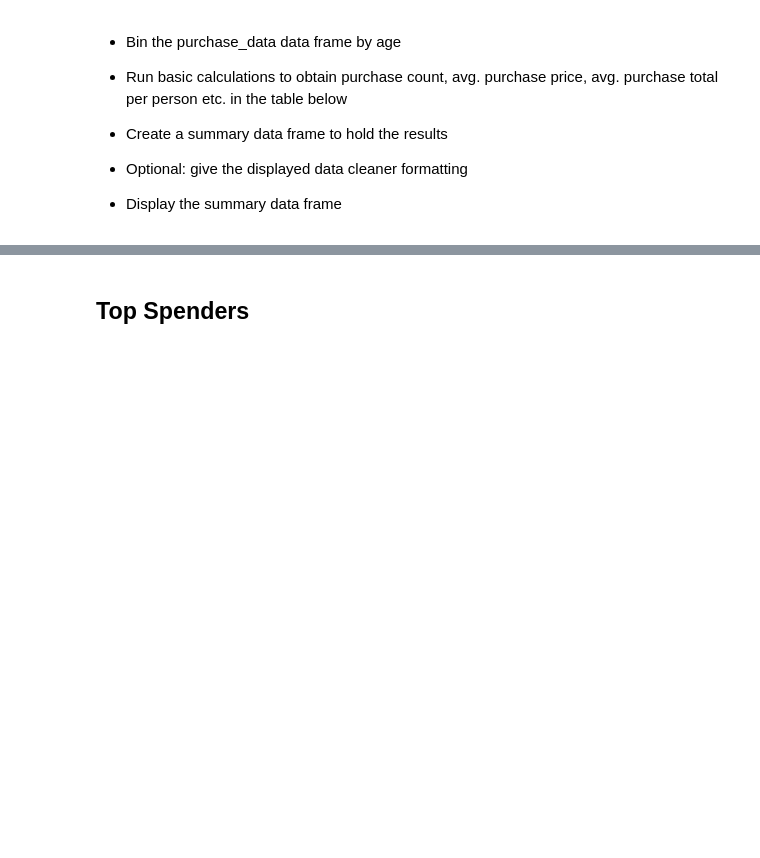
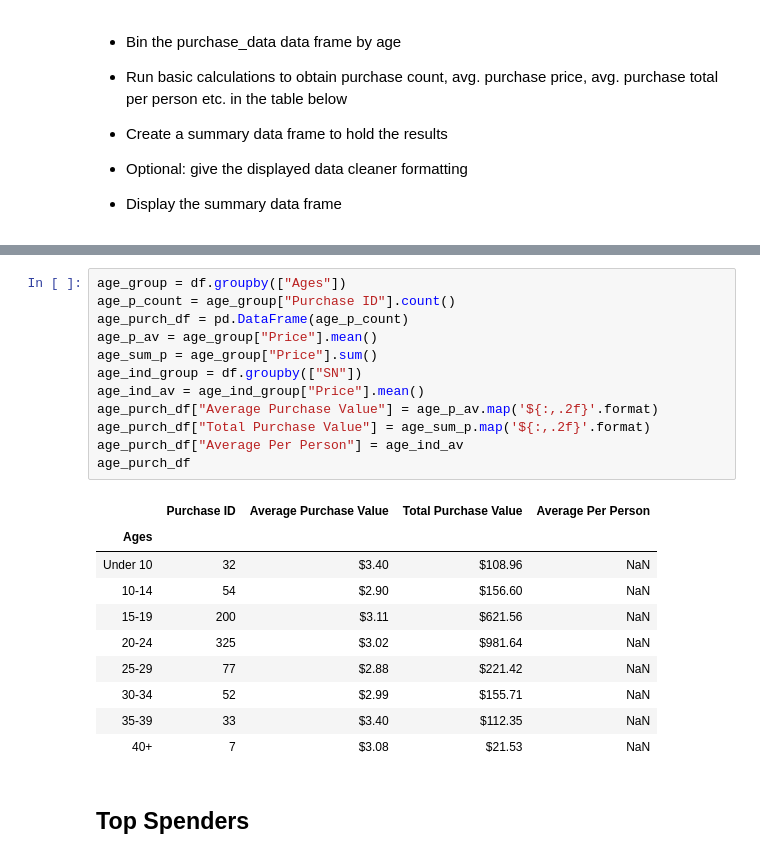
Before and after one commit to jabruhns/pandas-challenge, a Jupyter notebook: HeroesOfPymoli.ipynb, the cells around one changed output, grey strips where cells are left out. Cells and saved outputs as stored; diff of their text form; blank space fills up the shorter version.

```diff
--- a/HeroesOfPymoli.ipynb
+++ b/HeroesOfPymoli.ipynb
@@ -191,3 +177,26 @@ age_df
+# %%
+age_group = df.groupby(["Ages"])
+age_p_count = age_group["Purchase ID"].count()
+age_purch_df = pd.DataFrame(age_p_count)
+age_p_av = age_group["Price"].mean()
+age_sum_p = age_group["Price"].sum()
+age_ind_group = df.groupby(["SN"])
+age_ind_av = age_ind_group["Price"].mean()
+age_purch_df["Average Purchase Value"] = age_p_av.map('${:,.2f}'.format)
+age_purch_df["Total Purchase Value"] = age_sum_p.map('${:,.2f}'.format)
+age_purch_df["Average Per Person"] = age_ind_av
+age_purch_df
+# %% [output]
+|  | Purchase ID | Average Purchase Value | Total Purchase Value | Average Per Person |
+| Ages |  |  |  |  |
+| Under 10 | 32 | $3.40 | $108.96 | NaN |
+| 10-14 | 54 | $2.90 | $156.60 | NaN |
+| 15-19 | 200 | $3.11 | $621.56 | NaN |
+| 20-24 | 325 | $3.02 | $981.64 | NaN |
+| 25-29 | 77 | $2.88 | $221.42 | NaN |
+| 30-34 | 52 | $2.99 | $155.71 | NaN |
+| 35-39 | 33 | $3.40 | $112.35 | NaN |
+| 40+ | 7 | $3.08 | $21.53 | NaN |
 # %% [markdown]
 ## Top Spenders
 # %% [markdown]
```
Also changed, not shown: parts of 2 cells of this notebook.
